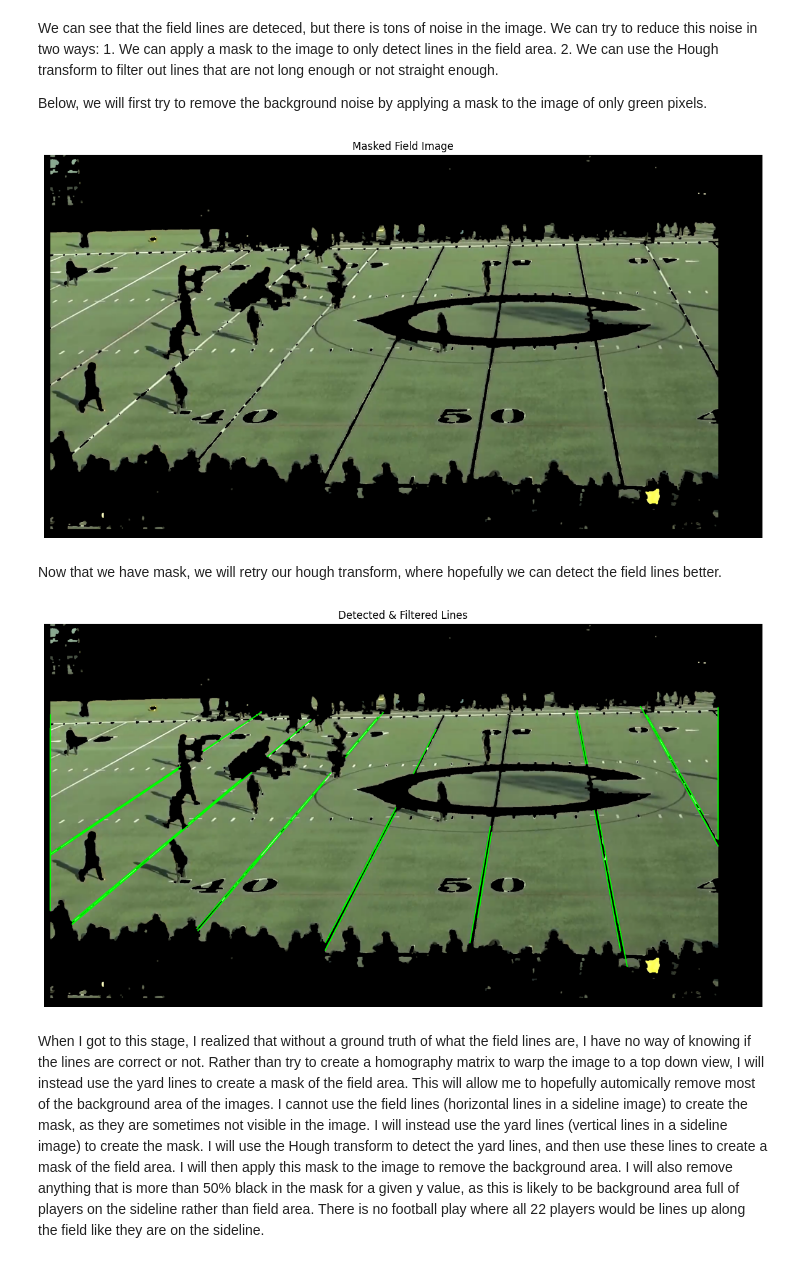
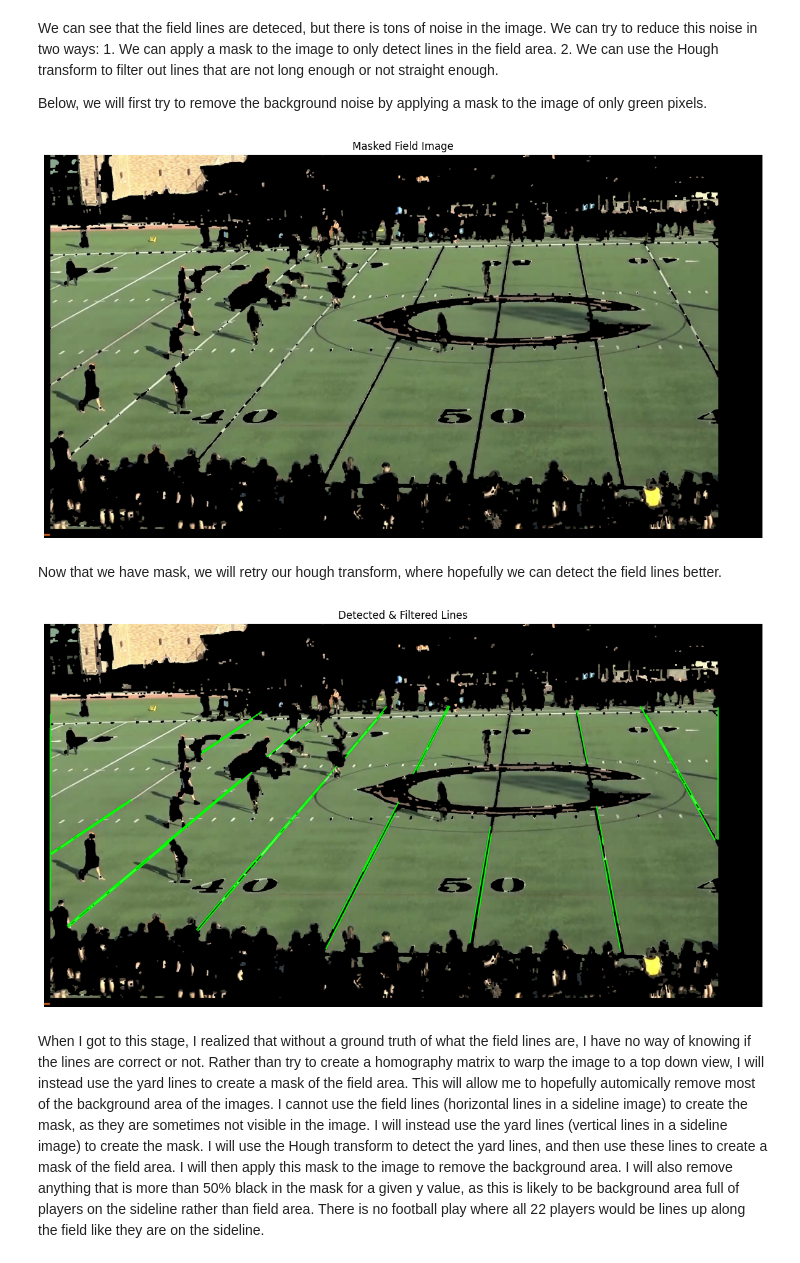
Before and after one commit to tmma2020/cs153-football-formation-id, a Jupyter notebook: field_lines_detection/field_lines_detector.ipynb, the cells around one changed output. Saved outputs shown, nothing was run; the diff lists cells and outputs as text; code cells hidden in the pictures.

```diff
--- a/field_lines_detection/field_lines_detector.ipynb
+++ b/field_lines_detection/field_lines_detector.ipynb
@@ -95,6 +94,8 @@ def detect_and_draw_lines(image, show_result=True):
 
     return image_with_lines, filtered_lines
 # %%
+image = image_paths[0]
+image = cv2.imread(image)
 image_with_lines, image_lines = detect_and_draw_lines(image)
 # %% [output]
 [figure]
@@ -113,43 +114,43 @@ def apply_field_mask(image):
     Returns:
         masked_image (np.ndarray): Image with only the field preserved.
         field_mask (np.ndarray): Binary mask of the field.
     """
     # we will use HSV color space for better color segmentation
     hsv = cv2.cvtColor(image, cv2.COLOR_BGR2HSV)
 
-    # we define green color range in HSV as 30-90 hue
-    lower_green = np.array([30, 40, 40])
-    upper_green = np.array([90, 255, 255])
+    # we define green color range in HSV
+    lower_green = np.array([10, 40, 40])
+    upper_green = np.array([110, 255, 255])
 
     # binary mask for green color
     field_mask = cv2.inRange(hsv, lower_green, upper_green)
 
     # Use morpology to remove noise from our mask
     kernel = np.ones((5, 5), np.uint8)
     field_mask = cv2.morphologyEx(field_mask, cv2.MORPH_OPEN, kernel)
     field_mask = cv2.morphologyEx(field_mask, cv2.MORPH_CLOSE, kernel)
 
     # put mask back to original image
     masked_image = cv2.bitwise_and(image, image, mask=field_mask)
 
     return masked_image, field_mask
 
 # display the mask
 masked_image, field_mask = apply_field_mask(image)
 
 plt.figure(figsize=(15,10))
 plt.imshow(cv2.cvtColor(masked_image, cv2.COLOR_BGR2RGB))
 plt.title("Masked Field Image")
 plt.axis('off')
 plt.show()
 # %% [output]
-[figure, old version]
+[figure, new version]
 # %% [markdown]
 Now that we have mask, we will retry our hough transform, where hopefully we can detect the field lines better.
 # %%
 masked_image_with_lines, masked_lines = detect_and_draw_lines(masked_image)
 # %% [output]
-[figure, old version]
+[figure, new version]
 # %% [markdown]
 When I got to this stage, I realized that without a ground truth of what the field lines are, I have no way of knowing if the lines are correct or not. Rather than try to create a homography matrix to warp the image to a top down view, I will instead use the yard lines to create a mask of the field area. This will allow me to hopefully automically remove most of the background area of the images. I cannot use the field lines (horizontal lines in a sideline image) to create the mask, as they are sometimes not visible in the image. I will instead use the yard lines (vertical lines in a sideline image) to create the mask. I will use the Hough transform to detect the yard lines, and then use these lines to create a mask of the field area. I will then apply this mask to the image to remove the background area. I will also remove anything that is more than 50% black in the mask for a given y value, as this is likely to be background area full of players on the sideline rather than field area. There is no football play where all 22 players would be lines up along the field like they are on the sideline.
 # %%
```
Also changed, not shown: parts of 3 cells of this notebook.
